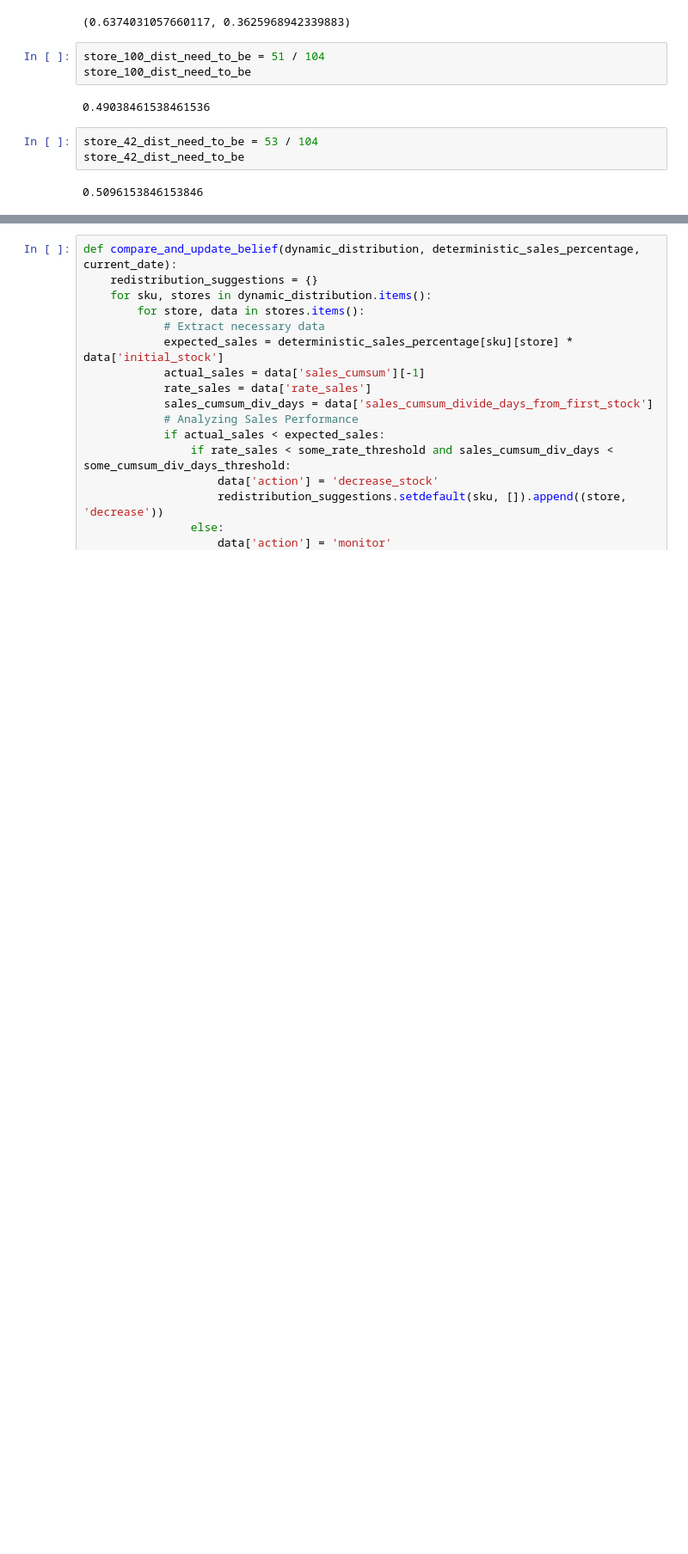
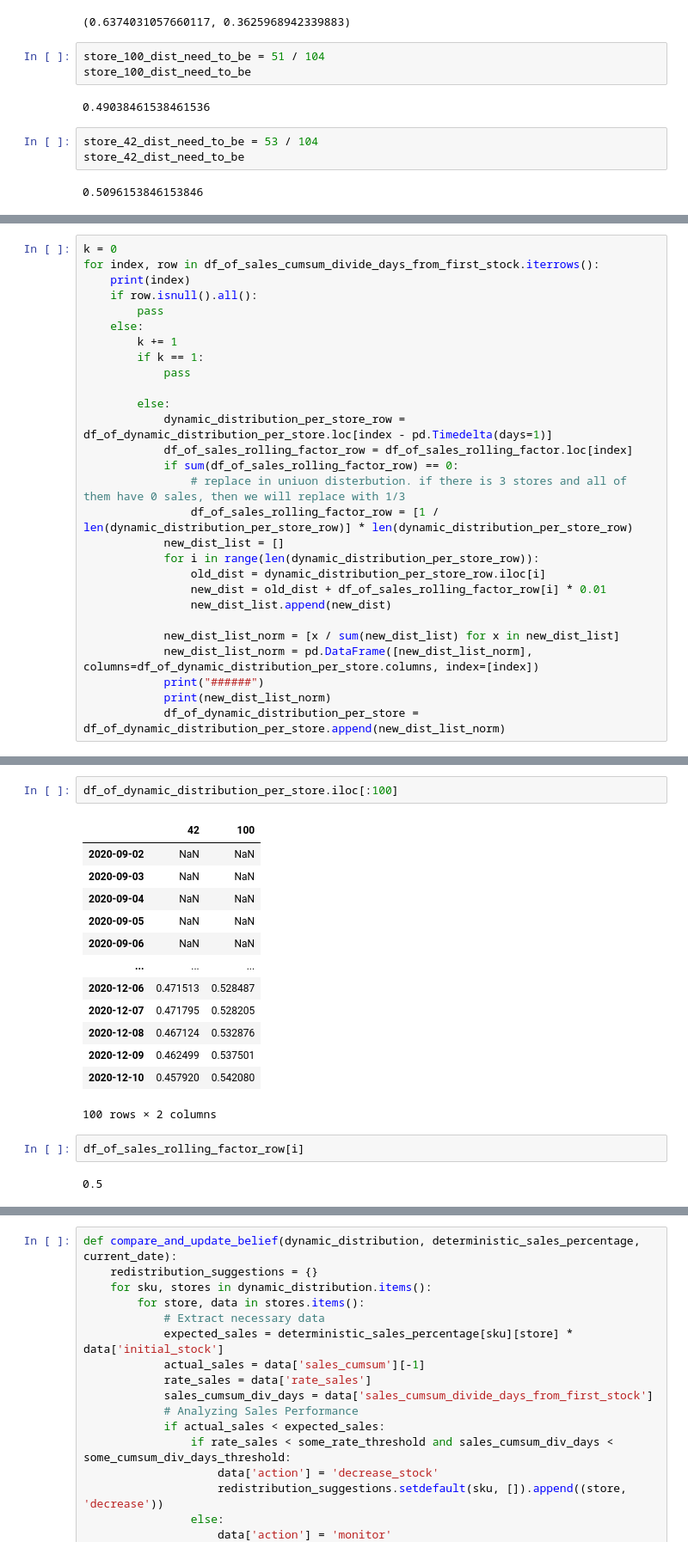
Before and after one commit to SDattaAi/sdatta-nlp, a Jupyter notebook: palmers_fashion/benckmark_2.ipynb, the cells around one changed output, grey strips where cells are left out. Shown at 86% size. Drawn from its saved outputs; the diff is of its cells as text; blank space fills up the shorter version.

```diff
--- a/palmers_fashion/benckmark_2.ipynb
+++ b/palmers_fashion/benckmark_2.ipynb
@@ -184,0 +216,28 @@ dynamic_distribution_per_store
+# %%
+k = 0
+for index, row in df_of_sales_cumsum_divide_days_from_first_stock.iterrows():
+    print(index)
+    if row.isnull().all():
+        pass
+    else:
+        k += 1
+        if k == 1:
+            pass
+
+        else:
+            dynamic_distribution_per_store_row = df_of_dynamic_distribution_per_store.loc[index - pd.Timedelta(days=1)]
+            df_of_sales_rolling_factor_row = df_of_sales_rolling_factor.loc[index]
+            if sum(df_of_sales_rolling_factor_row) == 0:
+                # replace in uniuon disterbution. if there is 3 stores and all of them have 0 sales, then we will replace with 1/3
+                df_of_sales_rolling_factor_row = [1 / len(dynamic_distribution_per_store_row)] * len(dynamic_distribution_per_store_row)
+            new_dist_list = []
+            for i in range(len(dynamic_distribution_per_store_row)):
+                old_dist = dynamic_distribution_per_store_row.iloc[i]
+                new_dist = old_dist + df_of_sales_rolling_factor_row[i] * 0.01
+                new_dist_list.append(new_dist)
+
+            new_dist_list_norm = [x / sum(new_dist_list) for x in new_dist_list]
+            new_dist_list_norm = pd.DataFrame([new_dist_list_norm], columns=df_of_dynamic_distribution_per_store.columns, index=[index])
+            print("######")
+            print(new_dist_list_norm)
+            df_of_dynamic_distribution_per_store = df_of_dynamic_distribution_per_store.append(new_dist_list_norm)
@@ -184,0 +262,20 @@ dynamic_distribution_per_store
+# %%
+df_of_dynamic_distribution_per_store.iloc[:100]
+# %% [output]
+|  | 42 | 100 |
+| 2020-09-02 | NaN | NaN |
+| 2020-09-03 | NaN | NaN |
+| 2020-09-04 | NaN | NaN |
+| 2020-09-05 | NaN | NaN |
+| 2020-09-06 | NaN | NaN |
+| ... | ... | ... |
+| 2020-12-06 | 0.471513 | 0.528487 |
+| 2020-12-07 | 0.471795 | 0.528205 |
+| 2020-12-08 | 0.467124 | 0.532876 |
+| 2020-12-09 | 0.462499 | 0.537501 |
+| 2020-12-10 | 0.457920 | 0.542080 |
+100 rows × 2 columns
+# %%
+df_of_sales_rolling_factor_row[i]
+# %% [output]
+0.5
```
Also changed, not shown: parts of 40 cells of this notebook, 1 other file.
